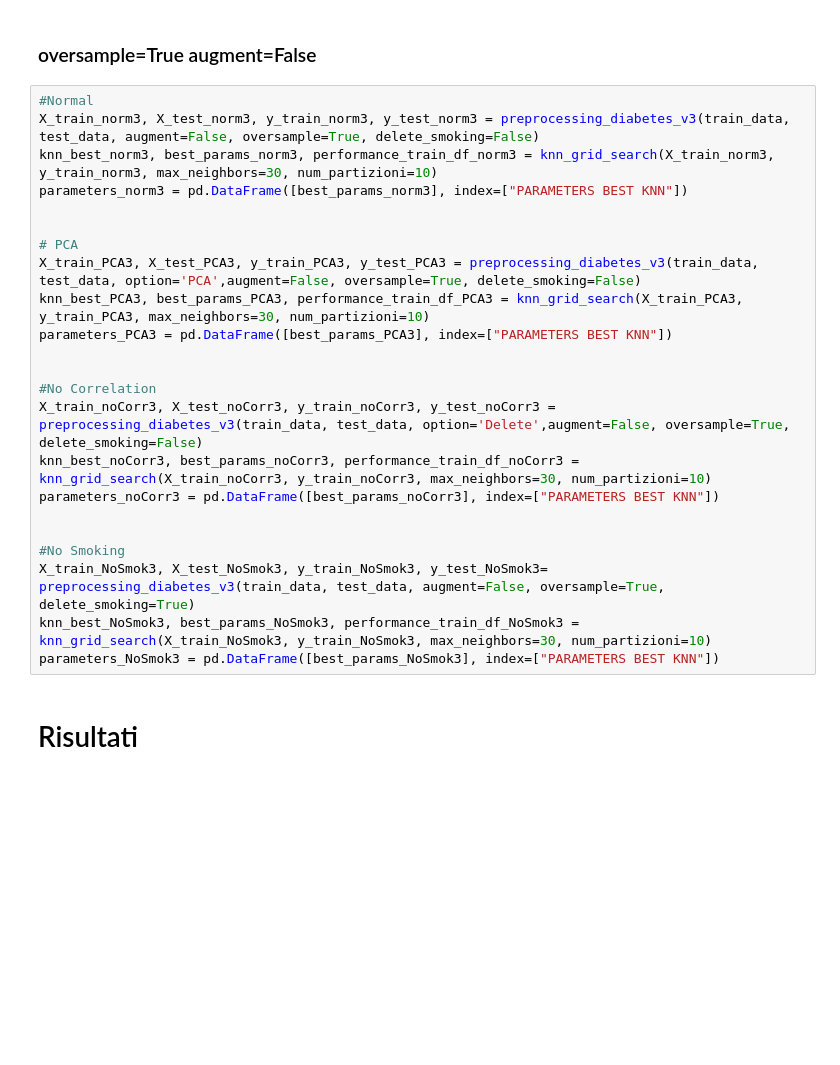
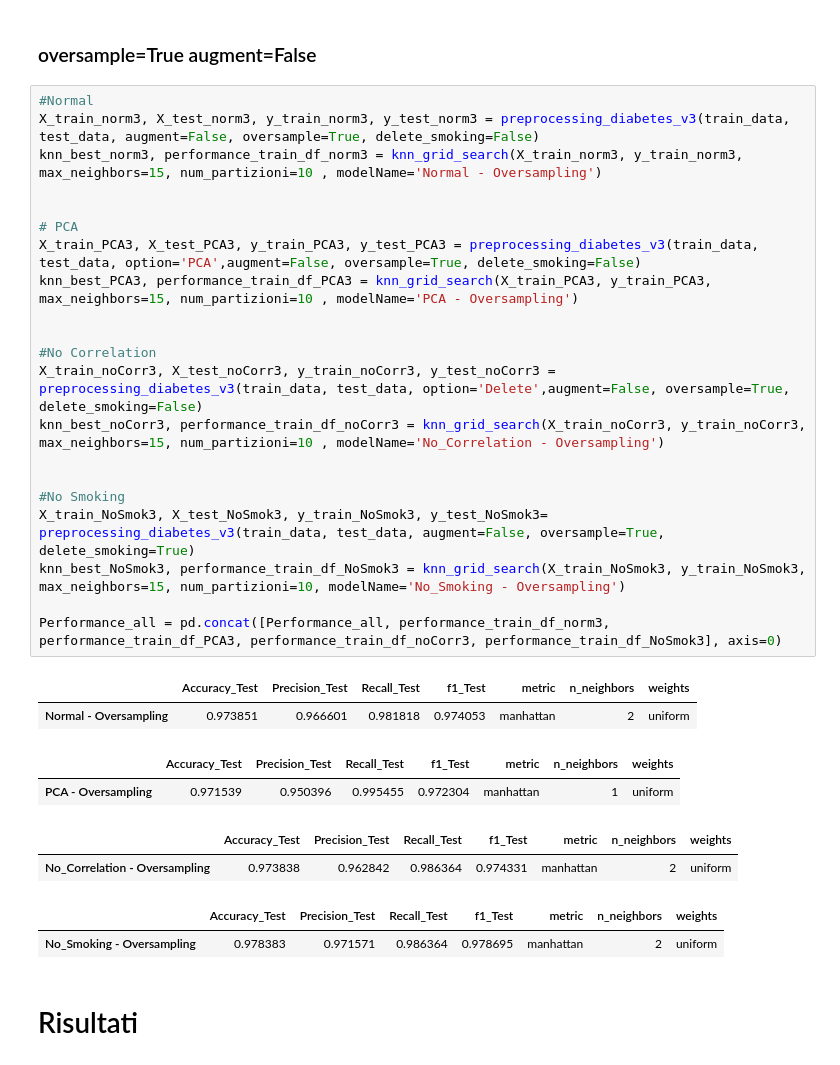
Before and after one commit to MaddalenaGhiotti/BusinessIntelligenceProject, a Jupyter notebook: Martina/KNN28giuCoerenteReport copy.ipynb, the cells around one changed output. Saved outputs shown, nothing was run; the diff lists cells and outputs as text; blank space fills up the shorter version.

```diff
--- a/Martina/KNN24giuCoerenteReport.ipynb
+++ b/Martina/KNN28giuCoerenteReport copy.ipynb
@@ -163,26 +180,33 @@ parameters_NoSmok2 = pd.DataFrame([best_params_NoSmok2], index=["PARAMETERS BEST
 # %%
 #Normal
 X_train_norm3, X_test_norm3, y_train_norm3, y_test_norm3 = preprocessing_diabetes_v3(train_data, test_data, augment=False, oversample=True, delete_smoking=False)
-knn_best_norm3, best_params_norm3, performance_train_df_norm3 = knn_grid_search(X_train_norm3, y_train_norm3, max_neighbors=30, num_partizioni=10)
-parameters_norm3 = pd.DataFrame([best_params_norm3], index=["PARAMETERS BEST KNN"])
+knn_best_norm3, performance_train_df_norm3 = knn_grid_search(X_train_norm3, y_train_norm3, max_neighbors=15, num_partizioni=10 , modelName='Normal - Oversampling')
 
 
 # PCA
 X_train_PCA3, X_test_PCA3, y_train_PCA3, y_test_PCA3 = preprocessing_diabetes_v3(train_data, test_data, option='PCA',augment=False, oversample=True, delete_smoking=False)
-knn_best_PCA3, best_params_PCA3, performance_train_df_PCA3 = knn_grid_search(X_train_PCA3, y_train_PCA3, max_neighbors=30, num_partizioni=10)
-parameters_PCA3 = pd.DataFrame([best_params_PCA3], index=["PARAMETERS BEST KNN"])
+knn_best_PCA3, performance_train_df_PCA3 = knn_grid_search(X_train_PCA3, y_train_PCA3, max_neighbors=15, num_partizioni=10 , modelName='PCA - Oversampling')
 
 
 #No Correlation
 X_train_noCorr3, X_test_noCorr3, y_train_noCorr3, y_test_noCorr3 = preprocessing_diabetes_v3(train_data, test_data, option='Delete',augment=False, oversample=True, delete_smoking=False)
-knn_best_noCorr3, best_params_noCorr3, performance_train_df_noCorr3 = knn_grid_search(X_train_noCorr3, y_train_noCorr3, max_neighbors=30, num_partizioni=10)
-parameters_noCorr3 = pd.DataFrame([best_params_noCorr3], index=["PARAMETERS BEST KNN"])
+knn_best_noCorr3, performance_train_df_noCorr3 = knn_grid_search(X_train_noCorr3, y_train_noCorr3, max_neighbors=15, num_partizioni=10 , modelName='No_Correlation - Oversampling')
 
 
 #No Smoking
 X_train_NoSmok3, X_test_NoSmok3, y_train_NoSmok3, y_test_NoSmok3= preprocessing_diabetes_v3(train_data, test_data, augment=False, oversample=True, delete_smoking=True)
-knn_best_NoSmok3, best_params_NoSmok3, performance_train_df_NoSmok3 = knn_grid_search(X_train_NoSmok3, y_train_NoSmok3, max_neighbors=30, num_partizioni=10)
-parameters_NoSmok3 = pd.DataFrame([best_params_NoSmok3], index=["PARAMETERS BEST KNN"])
+knn_best_NoSmok3, performance_train_df_NoSmok3 = knn_grid_search(X_train_NoSmok3, y_train_NoSmok3, max_neighbors=15, num_partizioni=10, modelName='No_Smoking - Oversampling')
+
+Performance_all = pd.concat([Performance_all, performance_train_df_norm3, performance_train_df_PCA3, performance_train_df_noCorr3, performance_train_df_NoSmok3], axis=0)
+# %% [output]
+|  | Accuracy_Test | Precision_Test | Recall_Test | f1_Test | metric | n_neighbors | weights |
+| Normal - Oversampling | 0.973851 | 0.966601 | 0.981818 | 0.974053 | manhattan | 2 | uniform |
+|  | Accuracy_Test | Precision_Test | Recall_Test | f1_Test | metric | n_neighbors | weights |
+| PCA - Oversampling | 0.971539 | 0.950396 | 0.995455 | 0.972304 | manhattan | 1 | uniform |
+|  | Accuracy_Test | Precision_Test | Recall_Test | f1_Test | metric | n_neighbors | weights |
+| No_Correlation - Oversampling | 0.973838 | 0.962842 | 0.986364 | 0.974331 | manhattan | 2 | uniform |
+|  | Accuracy_Test | Precision_Test | Recall_Test | f1_Test | metric | n_neighbors | weights |
+| No_Smoking - Oversampling | 0.978383 | 0.971571 | 0.986364 | 0.978695 | manhattan | 2 | uniform |
 # %% [markdown]
 # Risultati
 # %% [markdown]
```
Also changed, not shown: parts of 5 cells of this notebook.
